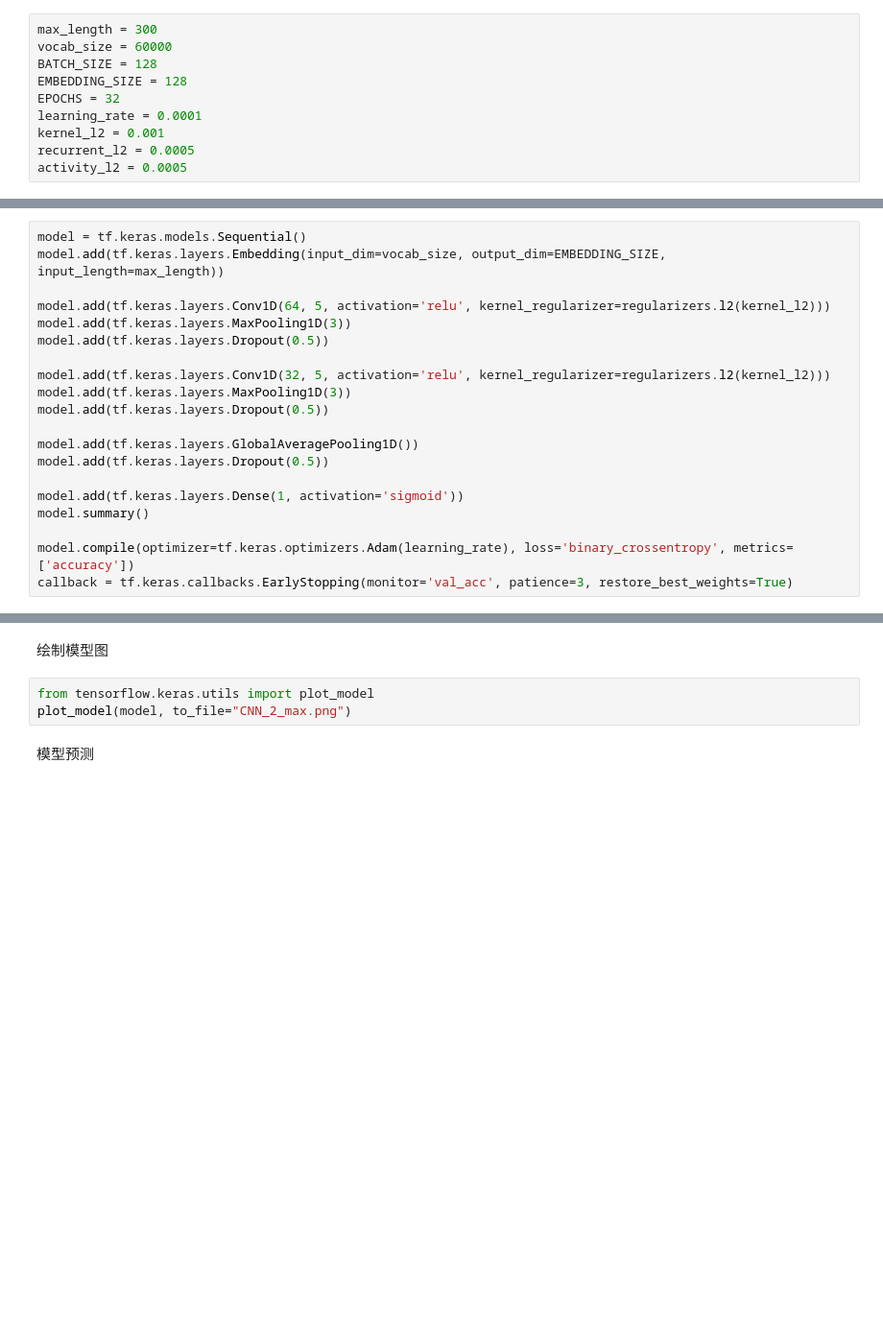
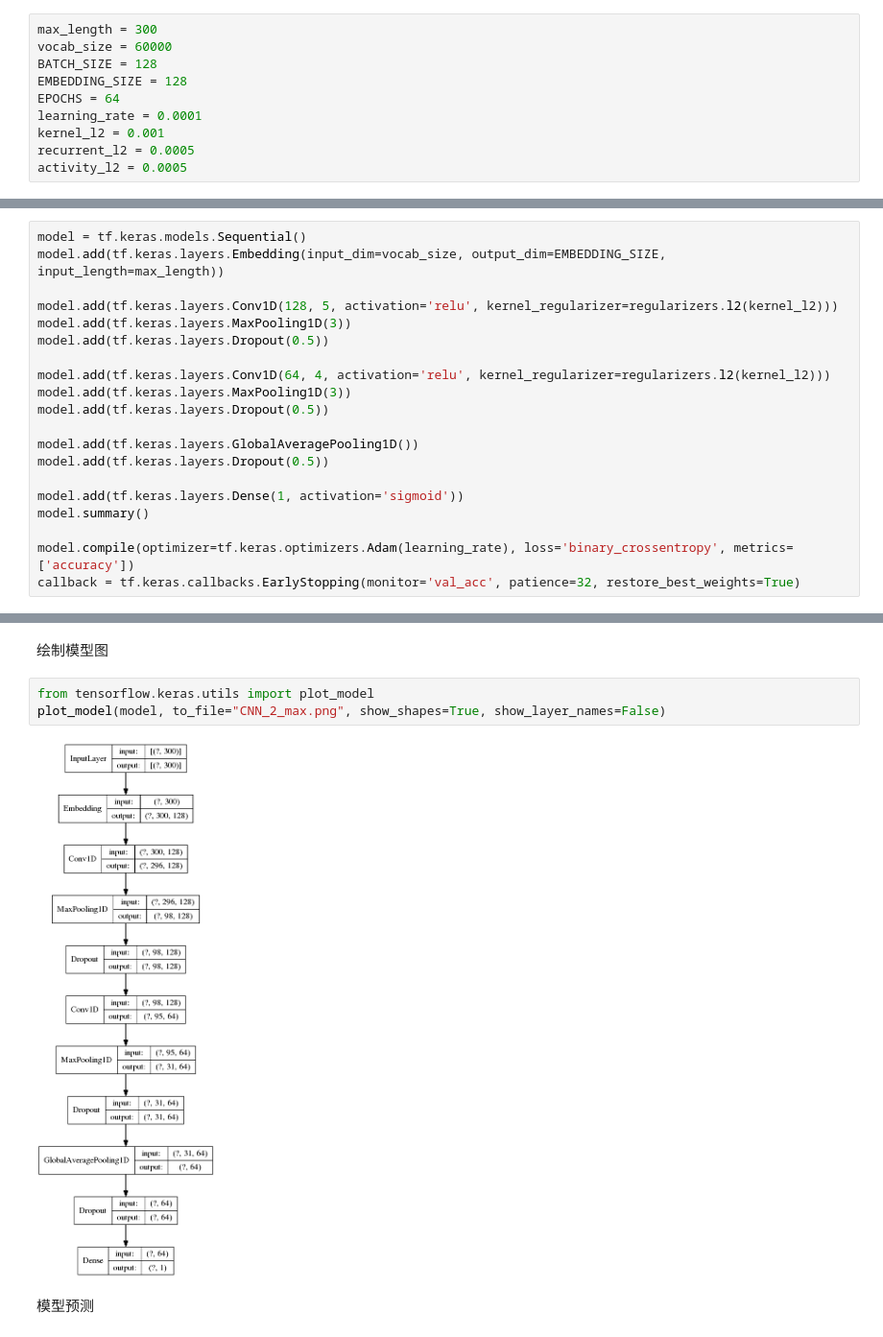
Before and after one commit to ADCa97/myworkspace, a Jupyter notebook: SentimentAnalysis/TextCNN_2_max.ipynb, the cells around one changed output, grey strips where cells are left out. Shown at 96% size. Drawn from its saved outputs; the diff is of its cells as text; blank space fills up the shorter version.

```diff
--- a/SentimentAnalysis/TextCNN_2_max.ipynb
+++ b/SentimentAnalysis/TextCNN_2_max.ipynb
@@ -84,7 +90,7 @@ max_length = 300
 vocab_size = 60000
 BATCH_SIZE = 128
 EMBEDDING_SIZE = 128
-EPOCHS = 32
+EPOCHS = 64
 learning_rate = 0.0001
 kernel_l2 = 0.001
 recurrent_l2 = 0.0005
@@ -124,11 +136,11 @@ print(len(text_train), len(text_val), len(sentiment_train), len(sentiment_val))
 model = tf.keras.models.Sequential()
 model.add(tf.keras.layers.Embedding(input_dim=vocab_size, output_dim=EMBEDDING_SIZE, input_length=max_length))
 
-model.add(tf.keras.layers.Conv1D(64, 5, activation='relu', kernel_regularizer=regularizers.l2(kernel_l2)))
+model.add(tf.keras.layers.Conv1D(128, 5, activation='relu', kernel_regularizer=regularizers.l2(kernel_l2)))
 model.add(tf.keras.layers.MaxPooling1D(3))
 model.add(tf.keras.layers.Dropout(0.5))
 
-model.add(tf.keras.layers.Conv1D(32, 5, activation='relu', kernel_regularizer=regularizers.l2(kernel_l2)))
+model.add(tf.keras.layers.Conv1D(64, 4, activation='relu', kernel_regularizer=regularizers.l2(kernel_l2)))
 model.add(tf.keras.layers.MaxPooling1D(3))
 model.add(tf.keras.layers.Dropout(0.5))
 
@@ -139,4 +151,4 @@ model.add(tf.keras.layers.Dense(1, activation='sigmoid'))
 model.summary()
 
 model.compile(optimizer=tf.keras.optimizers.Adam(learning_rate), loss='binary_crossentropy', metrics=['accuracy'])
-callback = tf.keras.callbacks.EarlyStopping(monitor='val_acc', patience=3, restore_best_weights=True)
+callback = tf.keras.callbacks.EarlyStopping(monitor='val_acc', patience=32, restore_best_weights=True)
@@ -186,7 +240,9 @@ model.evaluate(test_text, test_sentiment)
 绘制模型图
 # %%
 from tensorflow.keras.utils import plot_model
-plot_model(model, to_file="CNN_2_max.png")
+plot_model(model, to_file="CNN_2_max.png", show_shapes=True, show_layer_names=False)
+# %% [output]
+[figure, added]
 # %% [markdown]
 模型预测
 # %%
```
Also changed, not shown: parts of 11 cells of this notebook, 8 other files.
